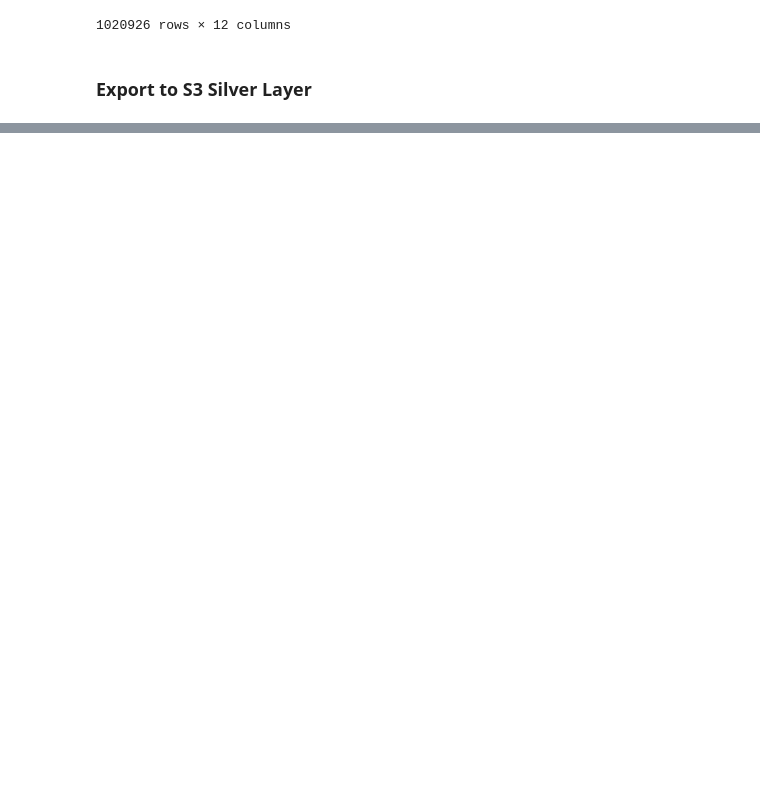
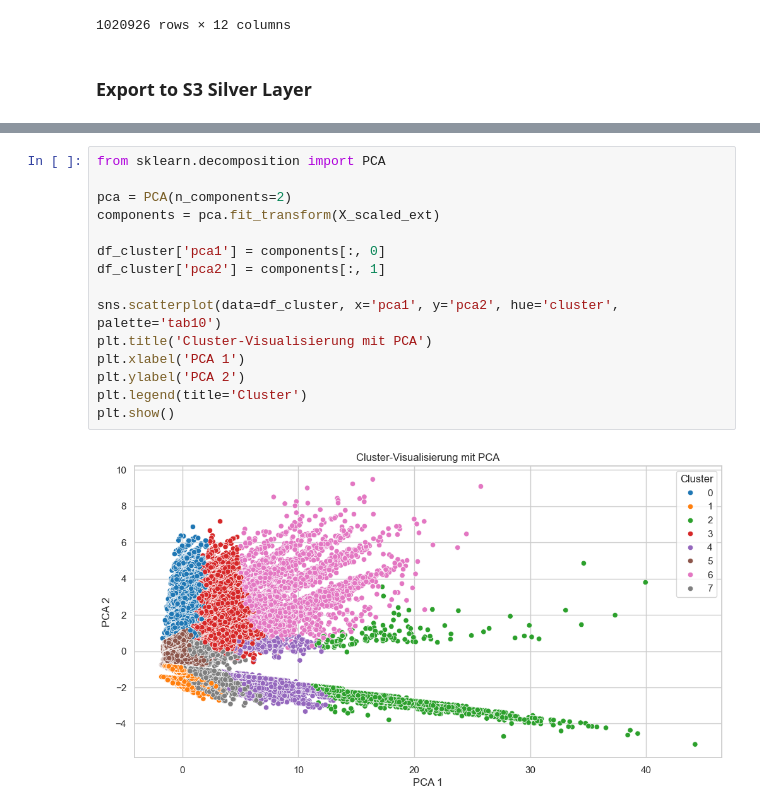
Before and after one commit to KonstantinData/Mastery-Project-Masterschool, a Jupyter notebook: notebooks/mastery-project-2025.ipynb, the cells around one changed output, grey strips where cells are left out. Saved outputs shown, nothing was run; the diff lists cells and outputs as text; blank space fills up the shorter version.

```diff
--- a/notebooks/mastery-project-2025.ipynb
+++ b/notebooks/mastery-project-2025.ipynb
@@ -686,0 +934,17 @@ for name, df in tables.items():
+# %%
+from sklearn.decomposition import PCA
+
+pca = PCA(n_components=2)
+components = pca.fit_transform(X_scaled_ext)
+
+df_cluster['pca1'] = components[:, 0]
+df_cluster['pca2'] = components[:, 1]
+
+sns.scatterplot(data=df_cluster, x='pca1', y='pca2', hue='cluster', palette='tab10')
+plt.title('Cluster-Visualisierung mit PCA')
+plt.xlabel('PCA 1')
+plt.ylabel('PCA 2')
+plt.legend(title='Cluster')
+plt.show()
+# %% [output]
+[figure, added]
```
Also changed, not shown: parts of 21 cells of this notebook.
